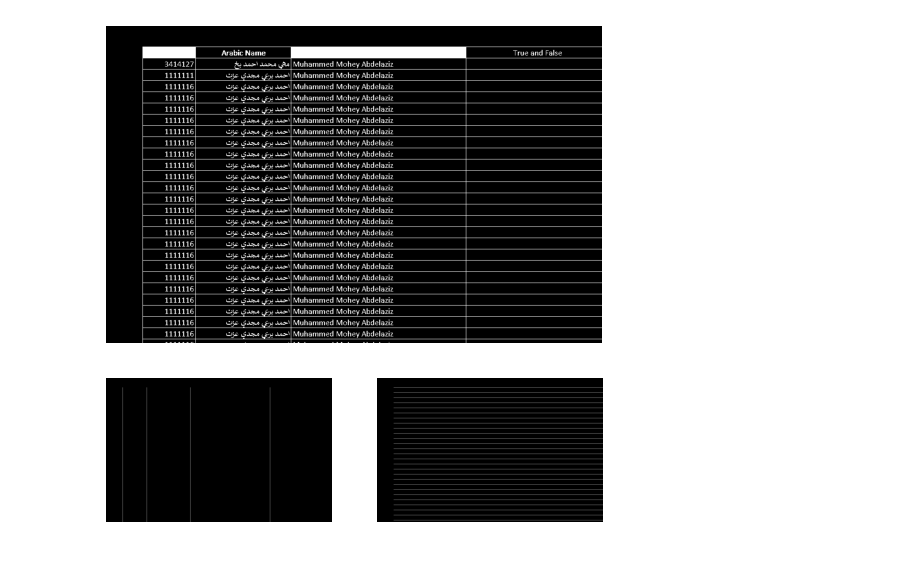
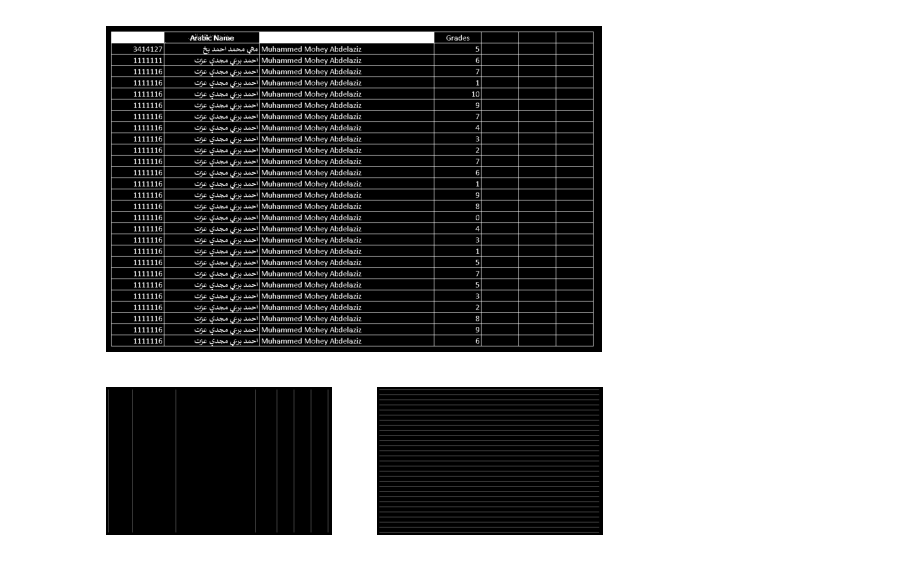
Before and after one commit to ZiadSheriif/Sa7a7LY, a Jupyter notebook: kernel.ipynb, the cells around one changed output. Drawn from its saved outputs; the diff is of its cells as text; code cells hidden in the pictures.

```diff
--- a/kernel.ipynb
+++ b/kernel.ipynb
@@ -1,22 +1,22 @@
 # %%
 # import libraries
 import cv2 as cv
 import numpy as np
 import matplotlib.pyplot as plt
 import matplotlib as mpl
 mpl.rcParams['image.cmap'] = 'gray'
 
 # read image
-img = cv.imread('./Assets/test1.png', 0)
+img = cv.imread('./Assets/Input.jpg', 0)
 
 # thresholding
 (thresh, binaryImg) = cv.threshold(img, 128, 255, cv.THRESH_BINARY | cv.THRESH_OTSU)
-binaryImg = 255-binaryImg
-cv.imwrite("Image_bin.jpg",binaryImg)
+binaryImg = 255 - binaryImg
+cv.imwrite("Outputs/Binary_img.jpg", binaryImg)
 plt.axis('off')
 plt.imshow(binaryImg);
 # %% [output]
-[figure, old version]
+[figure, new version]
 # %%
 def getLines(x):
     global horizontalLinesImg, verticalLinesImg, kernel
@@ -62,7 +59,7 @@ def getIntersections(pixels):
     return intersections
 # %%
 # Get Vertical & Horizontal Lines
-getLines(7)
+getLines(x = 7)
 # %% [output]
-[figure, old version]
+[figure, new version]
 # %%
```
Also changed, not shown: parts of 2 cells of this notebook.
